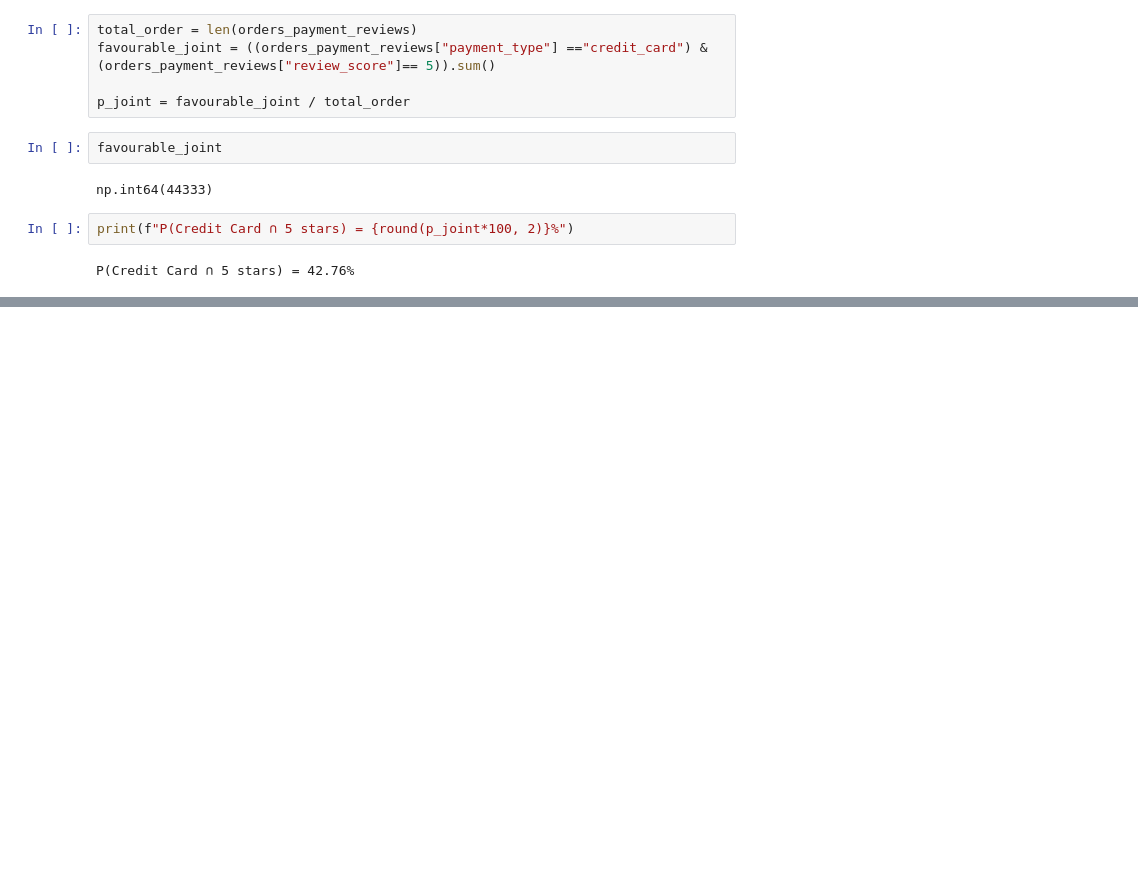
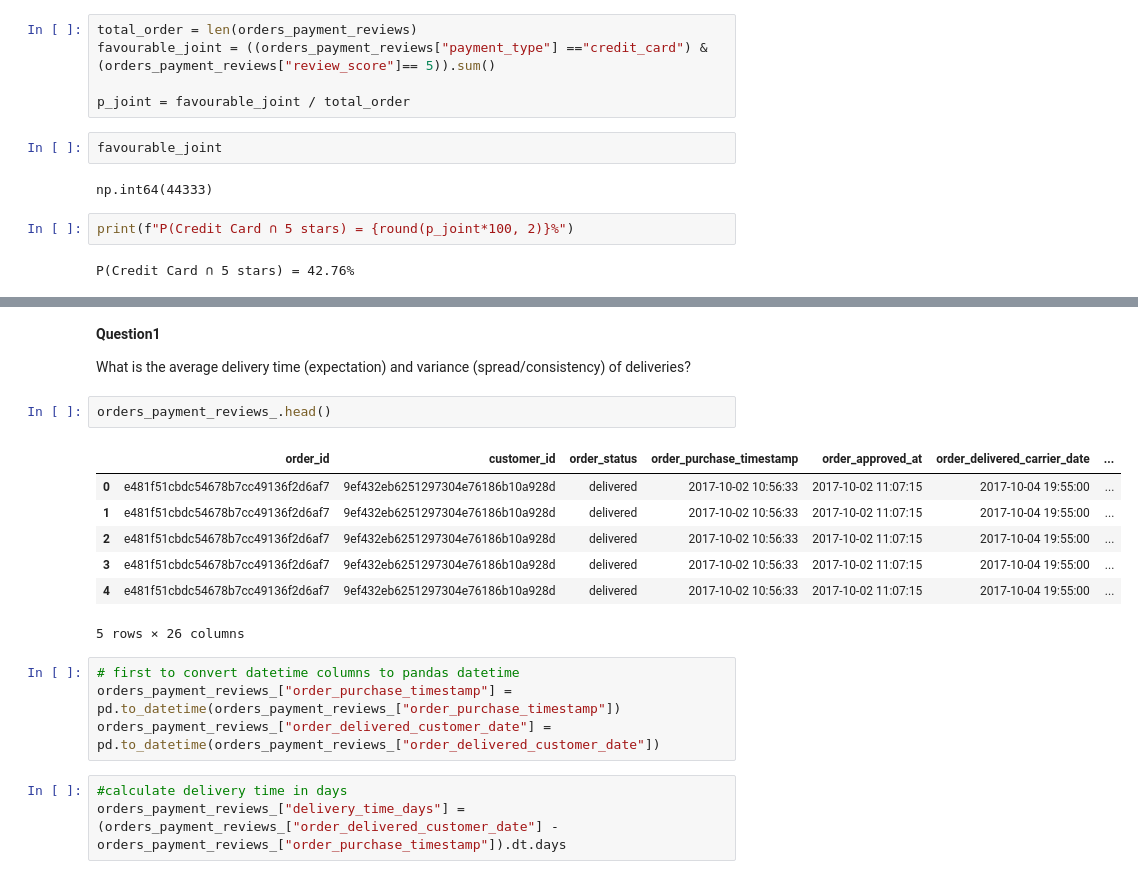
Before and after one commit to Tee-AiEng/Data_and_Data_analysis, a Jupyter notebook: week_8/probability_Olist_dataset.ipynb, the cells around one changed output, grey strips where cells are left out. Drawn from its saved outputs; the diff is of its cells as text; blank space fills up the shorter version.

```diff
--- a/week_8/probability_Olist_dataset.ipynb
+++ b/week_8/probability_Olist_dataset.ipynb
@@ -391,0 +404,21 @@ P(Credit Card ∩ 5 stars) = 42.76%
+# %% [markdown]
+**Question1**
+
+What is the average delivery time (expectation) and variance (spread/consistency) of deliveries?
+# %%
+orders_payment_reviews_.head()
+# %% [output]
+|  | order_id | customer_id | order_status | order_purchase_timestamp | order_approved_at | order_delivered_carrier_date | ... |
+| 0 | e481f51cbdc54678b7cc49136f2d6af7 | 9ef432eb6251297304e76186b10a928d | delivered | 2017-10-02 10:56:33 | 2017-10-02 11:07:15 | 2017-10-04 19:55:00 | ... |
+| 1 | e481f51cbdc54678b7cc49136f2d6af7 | 9ef432eb6251297304e76186b10a928d | delivered | 2017-10-02 10:56:33 | 2017-10-02 11:07:15 | 2017-10-04 19:55:00 | ... |
+| 2 | e481f51cbdc54678b7cc49136f2d6af7 | 9ef432eb6251297304e76186b10a928d | delivered | 2017-10-02 10:56:33 | 2017-10-02 11:07:15 | 2017-10-04 19:55:00 | ... |
+| 3 | e481f51cbdc54678b7cc49136f2d6af7 | 9ef432eb6251297304e76186b10a928d | delivered | 2017-10-02 10:56:33 | 2017-10-02 11:07:15 | 2017-10-04 19:55:00 | ... |
+| 4 | e481f51cbdc54678b7cc49136f2d6af7 | 9ef432eb6251297304e76186b10a928d | delivered | 2017-10-02 10:56:33 | 2017-10-02 11:07:15 | 2017-10-04 19:55:00 | ... |
+5 rows × 26 columns
+# %%
+# first to convert datetime columns to pandas datetime
+orders_payment_reviews_["order_purchase_timestamp"] = pd.to_datetime(orders_payment_reviews_["order_purchase_timestamp"])
+orders_payment_reviews_["order_delivered_customer_date"] = pd.to_datetime(orders_payment_reviews_["order_delivered_customer_date"])
+# %%
+#calculate delivery time in days
+orders_payment_reviews_["delivery_time_days"] = (orders_payment_reviews_["order_delivered_customer_date"] - orders_payment_reviews_["order_purchase_timestamp"]).dt.days
```
Also changed, not shown: parts of 15 cells of this notebook, 1 other file.
